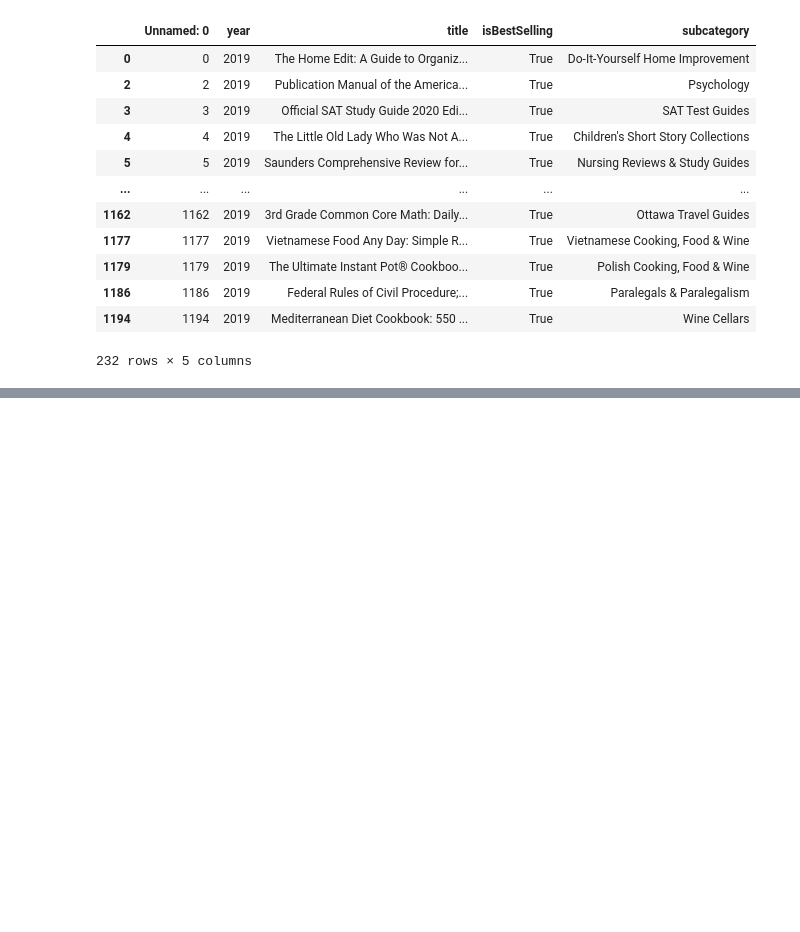
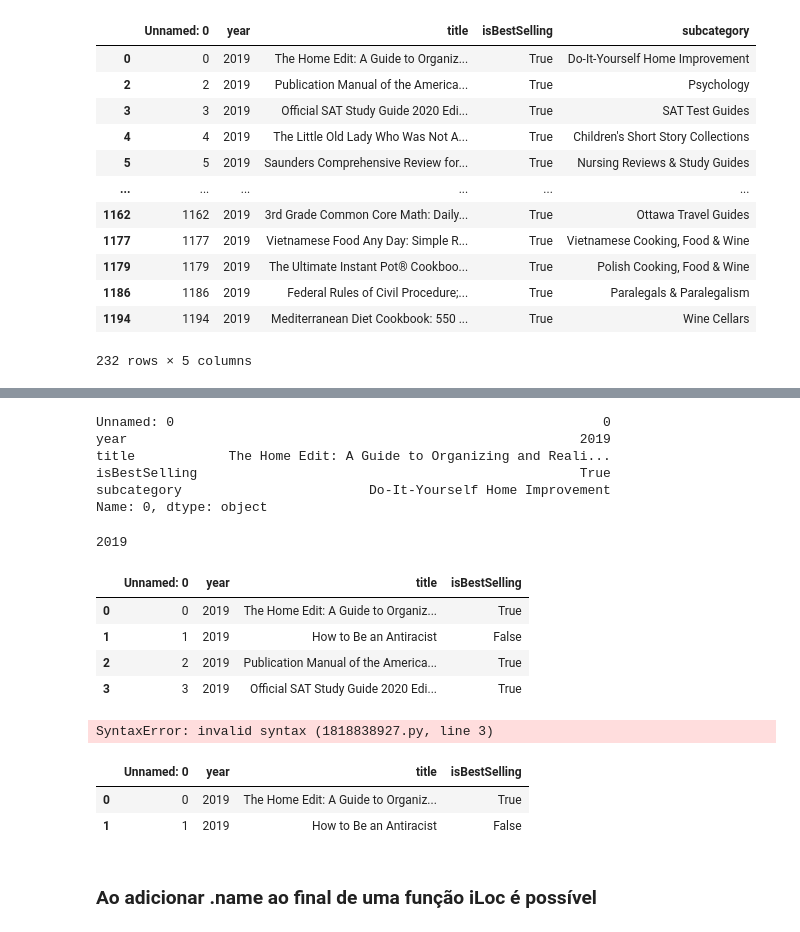
Before and after one commit to pedrohsc-dev/pandas2, a Jupyter notebook: pandas2.ipynb, the cells around one changed output, grey strips where cells are left out. Cells and saved outputs as stored; diff of their text form; code cells hidden in the pictures; blank space fills up the shorter version.

```diff
--- a/pandas2.ipynb
+++ b/pandas2.ipynb
@@ -206,0 +213,45 @@ dados.loc[(dados["isBestSelling"]) == True]
+# %%
+# Selecionanddo apenas a primeira linha.
+dados.iloc[0]
+# %% [output]
+Unnamed: 0                                                       0
+year                                                          2019
+title            The Home Edit: A Guide to Organizing and Reali...
+isBestSelling                                                 True
+subcategory                        Do-It-Yourself Home Improvement
+Name: 0, dtype: object
+# %%
+# Selecionando primeira linha e segunda coluna.
+
+dados.iloc[0, 1]
+# %% [output]
+2019
+# %%
+# Selecinando algumas linhas e colunas.
+dados.iloc[[0, 1, 2, 3], [0, 1, 2, 3]]
+
+# Na primeira lista dentro do iLoc e referente ao índice das linhas, e a segunda ao índice das colunas
+# %% [output]
+|  | Unnamed: 0 | year | title | isBestSelling |
+| 0 | 0 | 2019 | The Home Edit: A Guide to Organiz... | True |
+| 1 | 1 | 2019 | How to Be an Antiracist | False |
+| 2 | 2 | 2019 | Publication Manual of the America... | True |
+| 3 | 3 | 2019 | Official SAT Study Guide 2020 Edi... | True |
+# %%
+# Com iLoc não é possível definir um intervalo como no exemplo abaixo.
+
+dados.iloc[[0:2], [0:4]]
+# %% [output]
+SyntaxError: invalid syntax (1818838927.py, line 3)
+# %%
+# No caso para que isto funcione devomos utlizar um range(n).
+
+dados.iloc[range(2), range(4)]
+
+# o primeiro range se refere as linhas que iram aparecer e o segundo as colunas.
+# %% [output]
+|  | Unnamed: 0 | year | title | isBestSelling |
+| 0 | 0 | 2019 | The Home Edit: A Guide to Organiz... | True |
+| 1 | 1 | 2019 | How to Be an Antiracist | False |
+# %% [markdown]
+### Ao adicionar .name ao final de uma função iLoc é possível
```
Also changed, not shown: parts of 2 cells of this notebook.
